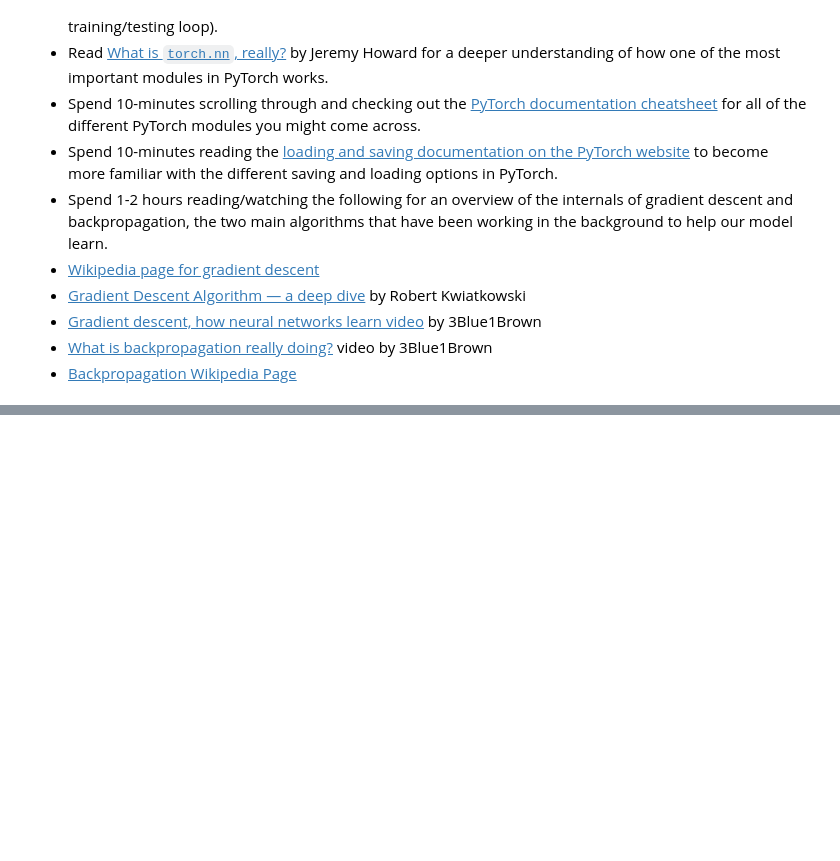
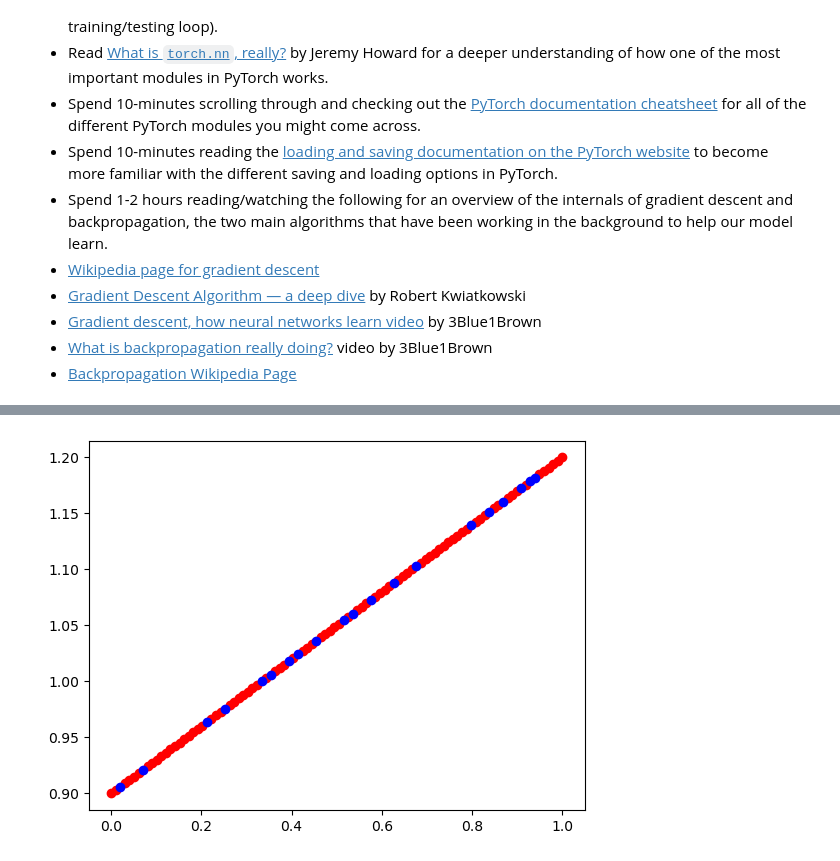
Before and after one commit to hajonghyun/pytorch_study_for_DL, a Jupyter notebook: 01_pytorch_workflow.ipynb, the cells around one changed output, grey strips where cells are left out. Cells and saved outputs as stored; diff of their text form; code cells hidden in the pictures; blank space fills up the shorter version.

```diff
--- a/01_pytorch_workflow.ipynb
+++ b/01_pytorch_workflow.ipynb
@@ -1233,0 +1232,14 @@ You should be able to complete them by referencing their specific section.
+# %%
+X = torch.linspace(0,1,100).reshape(-1,1)
+weight = 0.3
+bias = 0.9
+y = weight*X + bias
+
+from sklearn.model_selection import train_test_split
+X_train, X_test, y_train, y_test = train_test_split(X,y,test_size=0.2)
+
+plt.scatter(X_train,y_train,c='red')
+plt.scatter(X_test, y_test, c='blue')
+plt.show()
+# %% [output]
+[figure, added]
```
Also changed, not shown: parts of 24 cells of this notebook, 4 other files.
